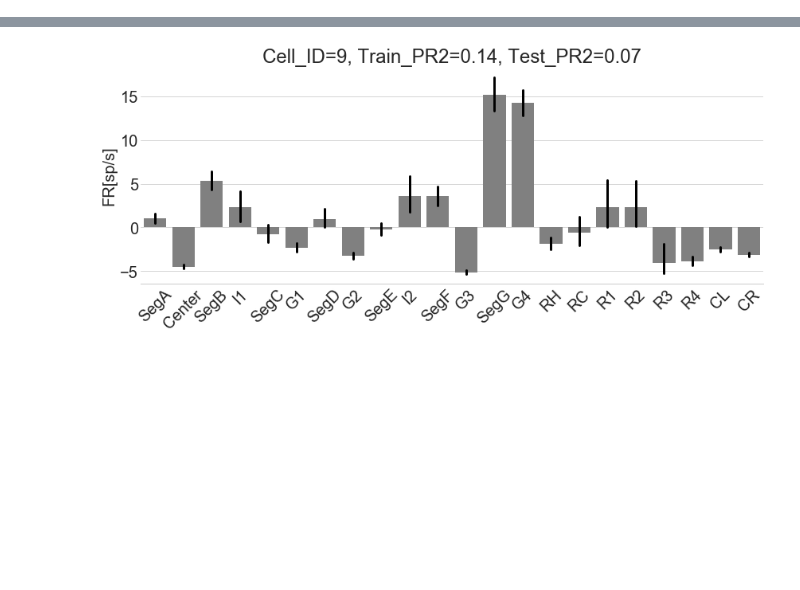
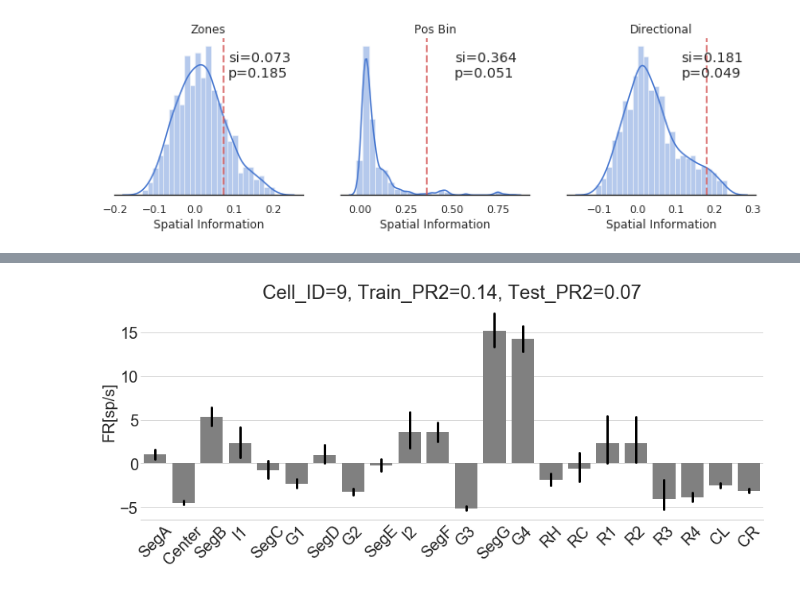
Before and after one commit to alexgonzl/TreeMazeAnalyses, a Jupyter notebook: Notebooks/Load_Data_Tests.ipynb, the cells around one changed output, grey strips where cells are left out. Saved outputs shown, nothing was run; the diff lists cells and outputs as text; code cells hidden in the pictures; blank space fills up the shorter version.

```diff
--- a/Notebooks/Load_Data_Tests.ipynb
+++ b/Notebooks/Load_Data_Tests.ipynb
@@ -510,0 +398,21 @@ def plotFitComp(orig,fit,spks,time,a):
+# %%
+StF = reload(StF)
+
+f,(a1,a2,a3)=plt.subplots(1,3, figsize=(12,3))
+si,si_shf,p = StF.SIPermTest(ZoneInfo['prob'],FR_ByZone)
+a1=StF.plotPermDist(a1,si_shf,si,p)
+a1.set_title('Zones')
+
+FR_ByPos[OccInfo['prob']==0]=np.nan
+si,si_shf,p = StF.SIPermTest(OccInfo['prob'],FR_ByPos)
+a2=StF.plotPermDist(a2,si_shf,si,p)
+a2.set_title('Pos Bin')
+
+spikesByZoneDir, seqInfo = ST.getDirZoneSpikeMaps(spikes, PosDat)
+FR_ByZoneDir = spikesByZoneDir/seqInfo['time']
+si,si_shf,p = StF.SIPermTest(seqInfo['prob'],FR_ByZoneDir)
+a3=StF.plotPermDist(a3,si_shf,si,p)
+a3.set_title('Directional')
+f.savefig(sessionPaths['Plots']/('SI_CellID-{}.png'.format(cell_id)),dpi=500, bbox_inches='tight',pad_inches=0.2)
+# %% [output]
+[figure, added]
```
Also changed, not shown: parts of 83 cells of this notebook, 8 other files.
